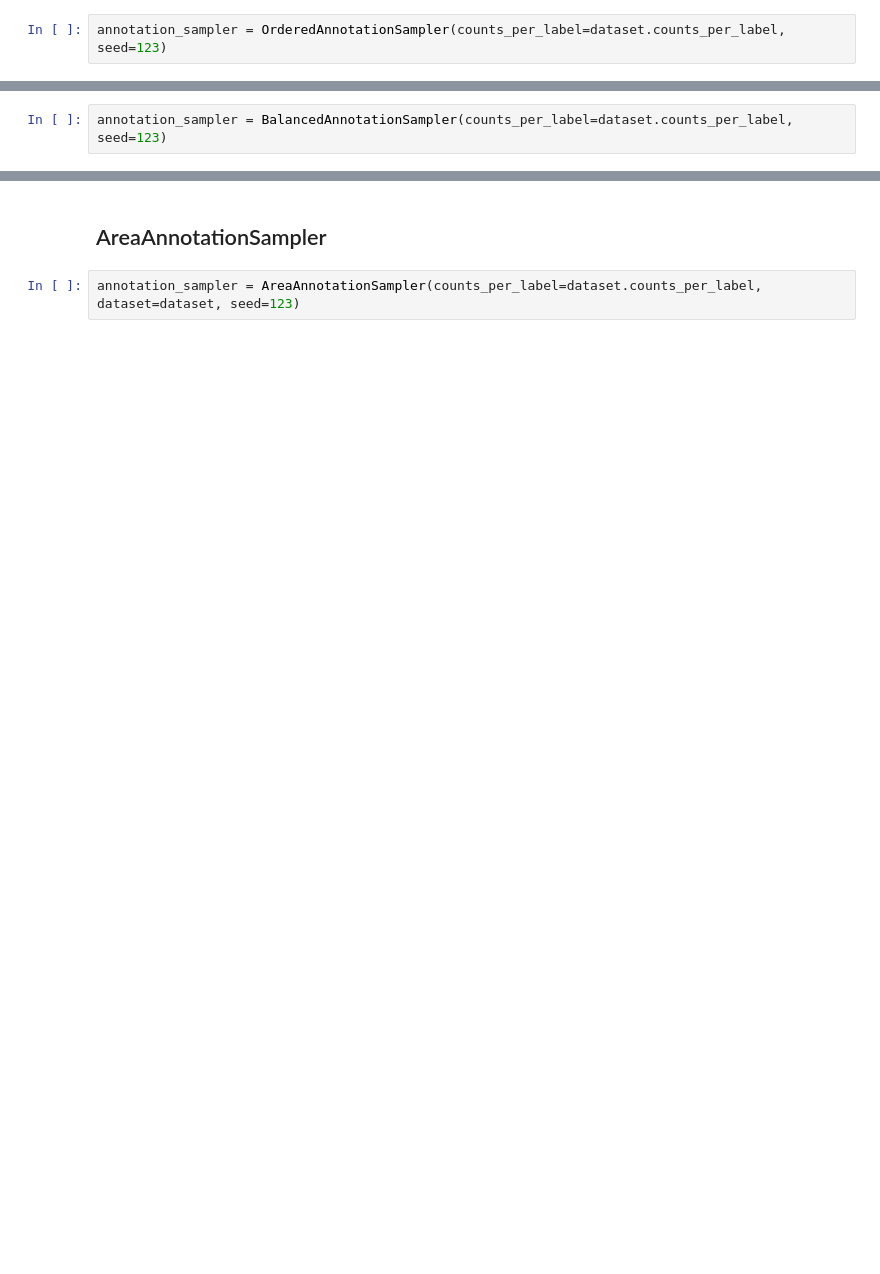
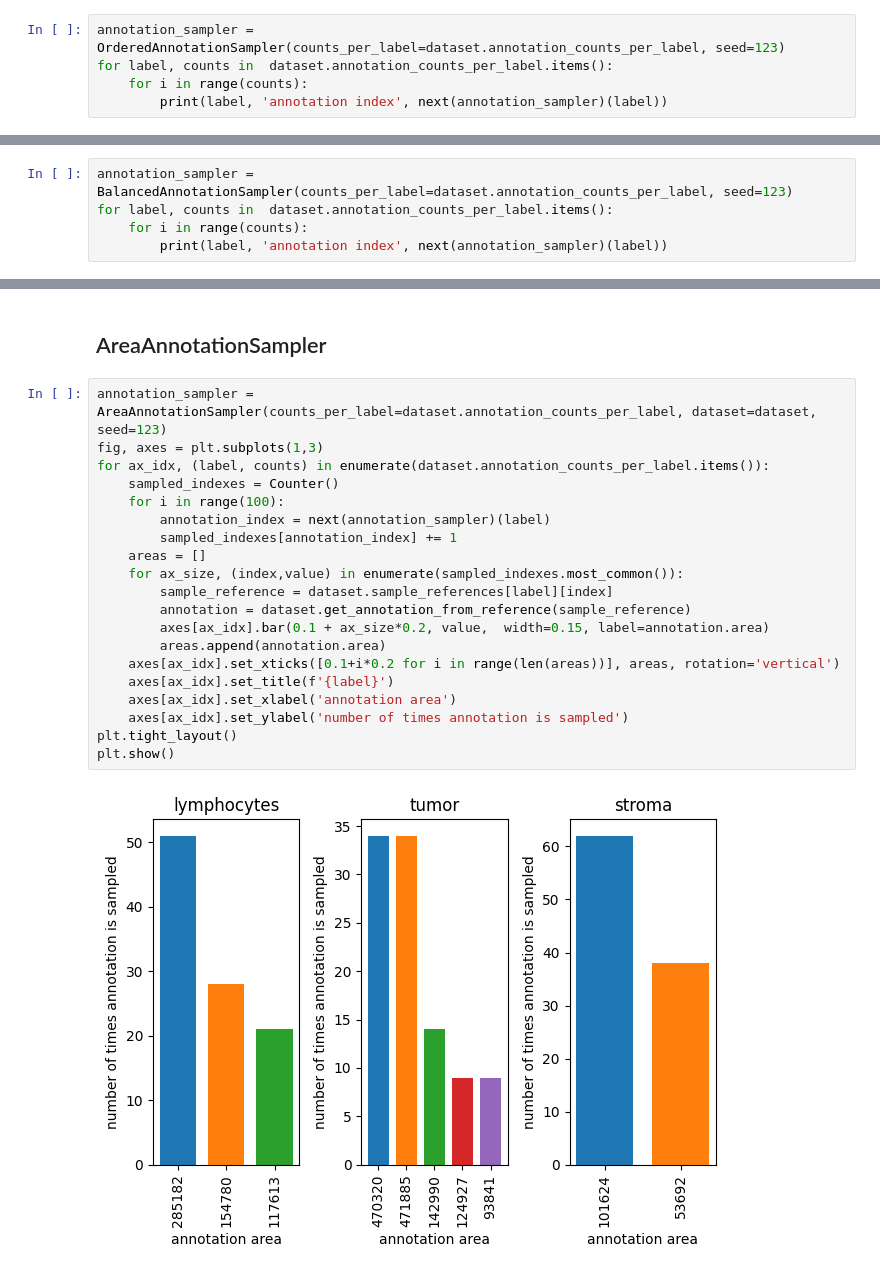
Before and after one commit to DIAGNijmegen/pathology-whole-slide-data, a Jupyter notebook: docs/source/userguide/notebooks/components/annotationsampler.ipynb, the cells around one changed output, grey strips where cells are left out. Drawn from its saved outputs; the diff is of its cells as text; blank space fills up the shorter version.

```diff
--- a/docs/source/userguide/notebooks/components/annotationsampler.ipynb
+++ b/docs/source/userguide/notebooks/components/annotationsampler.ipynb
@@ -21,4 +23,7 @@ dataset = WholeSlideDataSet(mode=WholeSlideMode.training, associations=associati
 # %% [markdown]
 ## OrderedAnnotationSampler
 # %%
-annotation_sampler = OrderedAnnotationSampler(counts_per_label=dataset.counts_per_label, seed=123)
+annotation_sampler = OrderedAnnotationSampler(counts_per_label=dataset.annotation_counts_per_label, seed=123)
+for label, counts in  dataset.annotation_counts_per_label.items():
+    for i in range(counts):
+        print(label, 'annotation index', next(annotation_sampler)(label))
@@ -25,4 +41,7 @@ annotation_sampler = OrderedAnnotationSampler(counts_per_label=dataset.counts_pe
 # %% [markdown]
 ## BalancedAnnotationSampler
 # %%
-annotation_sampler = BalancedAnnotationSampler(counts_per_label=dataset.counts_per_label, seed=123)
+annotation_sampler = BalancedAnnotationSampler(counts_per_label=dataset.annotation_counts_per_label, seed=123)
+for label, counts in  dataset.annotation_counts_per_label.items():
+    for i in range(counts):
+        print(label, 'annotation index', next(annotation_sampler)(label))
@@ -29,4 +59,24 @@ annotation_sampler = BalancedAnnotationSampler(counts_per_label=dataset.counts_p
 # %% [markdown]
 ## AreaAnnotationSampler
-# %%
-annotation_sampler = AreaAnnotationSampler(counts_per_label=dataset.counts_per_label, dataset=dataset, seed=123)
+# %%
+annotation_sampler = AreaAnnotationSampler(counts_per_label=dataset.annotation_counts_per_label, dataset=dataset, seed=123)
+fig, axes = plt.subplots(1,3)
+for ax_idx, (label, counts) in enumerate(dataset.annotation_counts_per_label.items()):
+    sampled_indexes = Counter()
+    for i in range(100):
+        annotation_index = next(annotation_sampler)(label)
+        sampled_indexes[annotation_index] += 1
+    areas = []
+    for ax_size, (index,value) in enumerate(sampled_indexes.most_common()):
+        sample_reference = dataset.sample_references[label][index]
+        annotation = dataset.get_annotation_from_reference(sample_reference)
+        axes[ax_idx].bar(0.1 + ax_size*0.2, value,  width=0.15, label=annotation.area)
+        areas.append(annotation.area)
+    axes[ax_idx].set_xticks([0.1+i*0.2 for i in range(len(areas))], areas, rotation='vertical')
+    axes[ax_idx].set_title(f'{label}')
+    axes[ax_idx].set_xlabel('annotation area')
+    axes[ax_idx].set_ylabel('number of times annotation is sampled')
+plt.tight_layout()
+plt.show()
+# %% [output]
+[figure, added]
```
Also changed, not shown: parts of 5 cells of this notebook, 31 other files.
